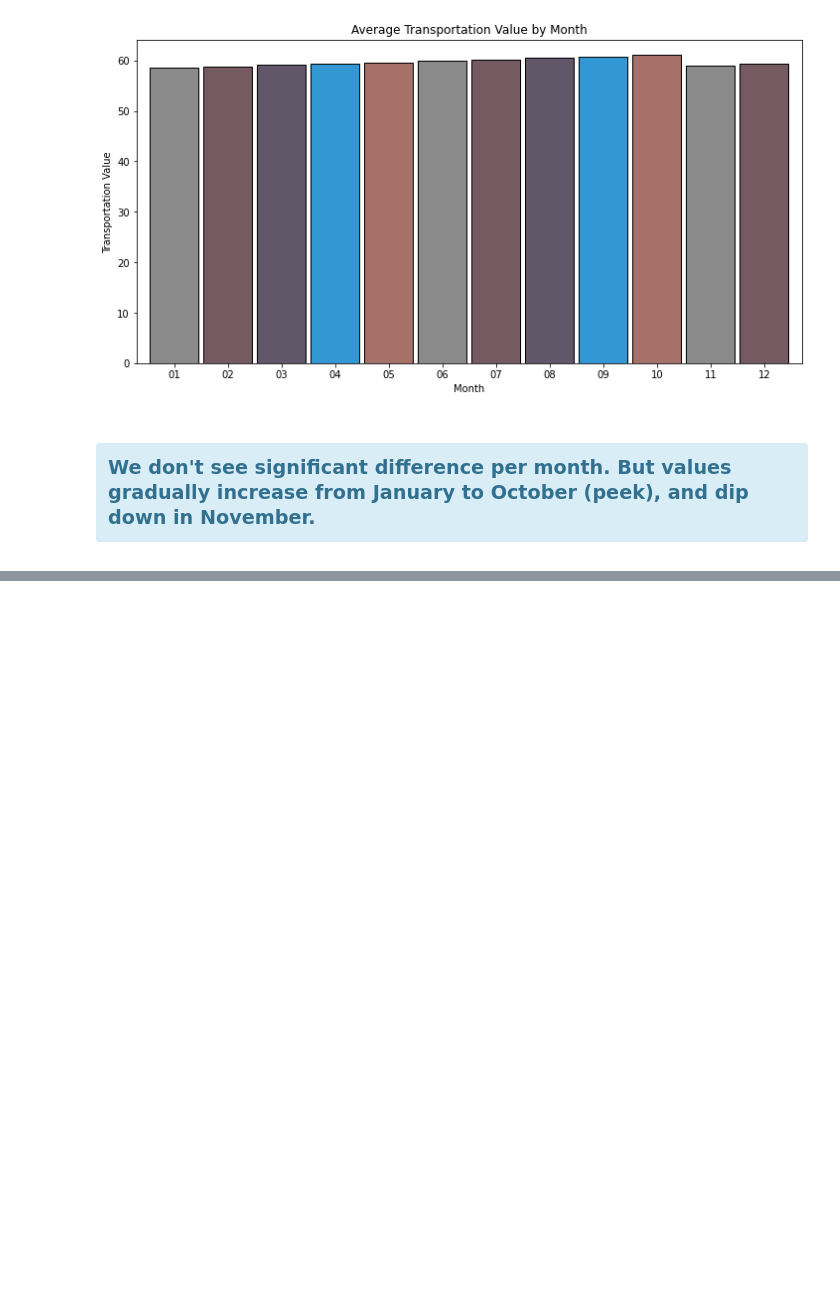
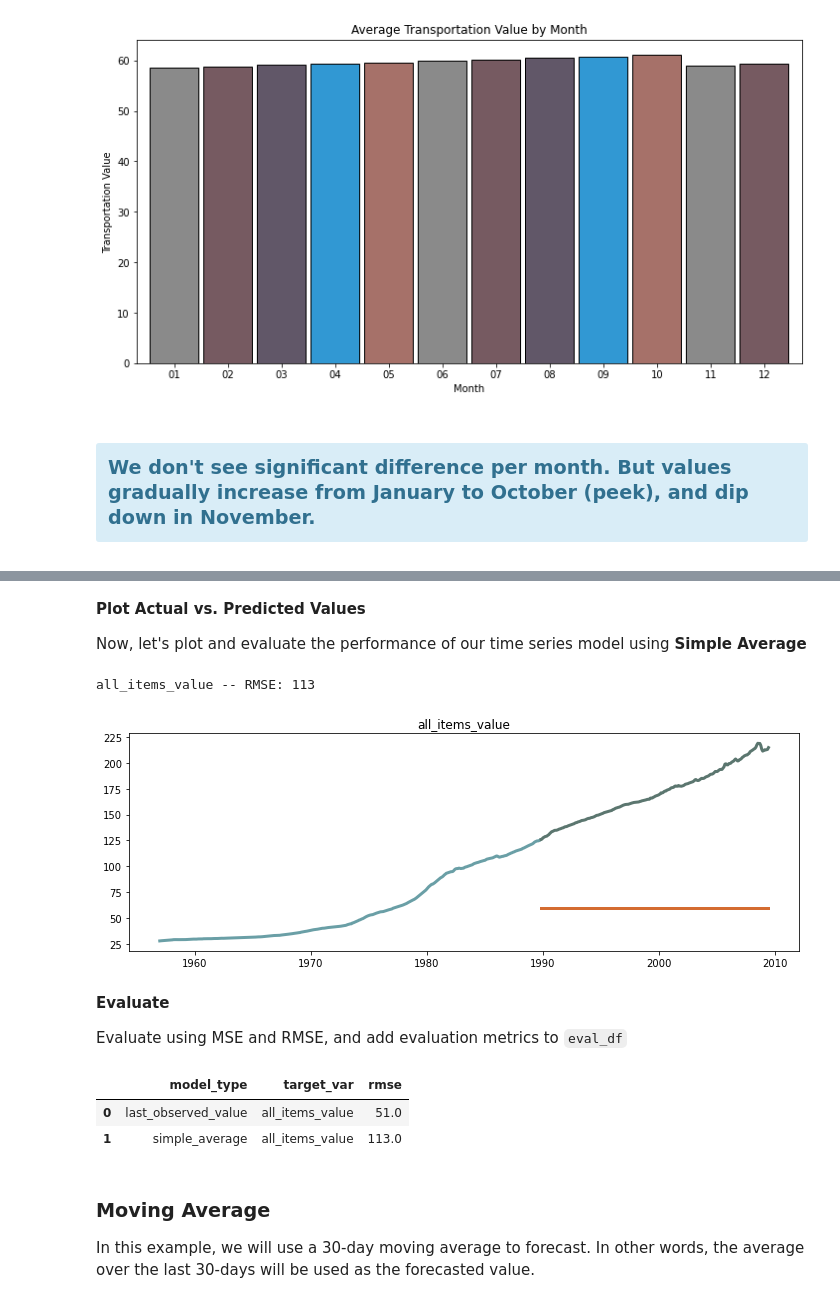
Before and after one commit to m3redithw/United-States-CPI-Prediction, a Jupyter notebook: eda.ipynb, the cells around one changed output, grey strips where cells are left out. Drawn from its saved outputs; the diff is of its cells as text; code cells hidden in the pictures; blank space fills up the shorter version.

```diff
--- a/eda.ipynb
+++ b/eda.ipynb
@@ -258,0 +415,25 @@ plt.show()
+# %% [markdown]
+**Plot Actual vs. Predicted Values**
+
+Now, let's plot and evaluate the performance of our time series model using **Simple Average**
+# %%
+plot_and_eval('all_items_value')
+# %% [output]
+all_items_value -- RMSE: 113
+[figure, added]
+# %% [markdown]
+**Evaluate**
+
+Evaluate using MSE and RMSE, and add evaluation metrics to `eval_df`
+# %%
+eval_df = append_eval_df(model_type='simple_average',
+                            target_var = 'all_items_value')
+eval_df
+# %% [output]
+|  | model_type | target_var | rmse |
+| 0 | last_observed_value | all_items_value | 51.0 |
+| 1 | simple_average | all_items_value | 113.0 |
+# %% [markdown]
+### Moving Average
+
+In this example, we will use a 30-day moving average to forecast. In other words, the average over the last 30-days will be used as the forecasted value.
```
Also changed, not shown: parts of 59 cells of this notebook.
